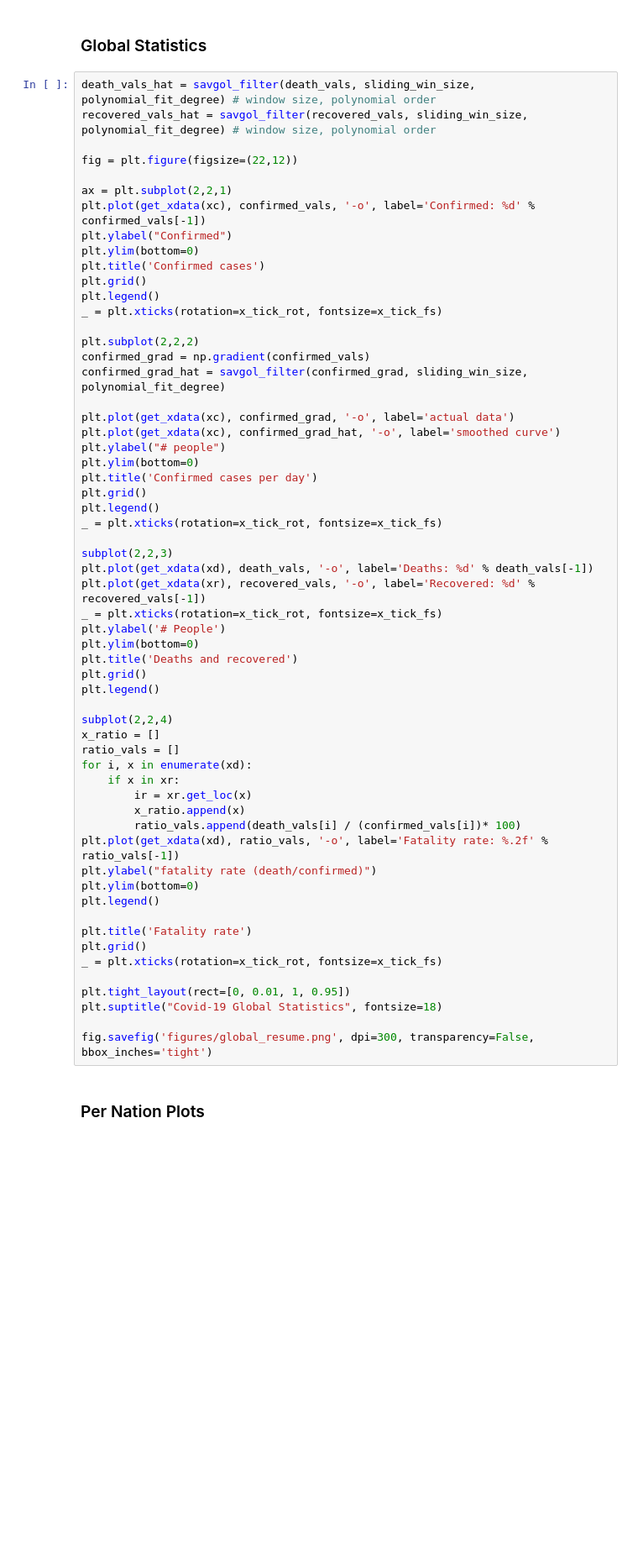
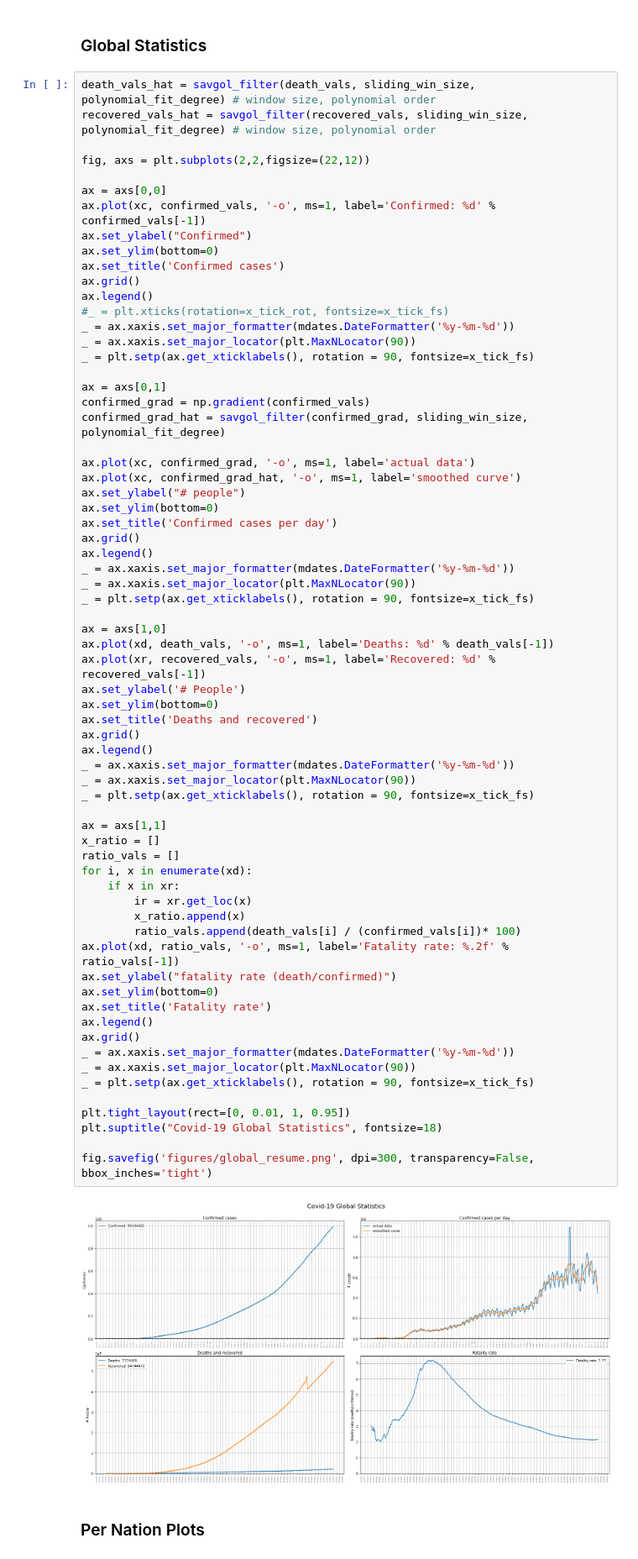
Before and after one commit to Strato75/Covid-19_ItalyStats, a Jupyter notebook: notebooks/global_world_stats.ipynb, the cells around one changed output. Shown: that part at 84% size. Drawn from its saved outputs; the diff is of its cells as text; blank space fills up the shorter version.

Commit message:
fixed global date ticks

```diff
--- a/notebooks/global_world_stats.ipynb
+++ b/notebooks/global_world_stats.ipynb
@@ -157,62 +171,72 @@ polynomial_fit_degree = 3
 # %%
 death_vals_hat = savgol_filter(death_vals, sliding_win_size, polynomial_fit_degree) # window size, polynomial order
 recovered_vals_hat = savgol_filter(recovered_vals, sliding_win_size, polynomial_fit_degree) # window size, polynomial order
 
-fig = plt.figure(figsize=(22,12))
+fig, axs = plt.subplots(2,2,figsize=(22,12))
 
-ax = plt.subplot(2,2,1)
-plt.plot(get_xdata(xc), confirmed_vals, '-o', label='Confirmed: %d' % confirmed_vals[-1])
-plt.ylabel("Confirmed")
-plt.ylim(bottom=0)
-plt.title('Confirmed cases')
-plt.grid()
-plt.legend()
-_ = plt.xticks(rotation=x_tick_rot, fontsize=x_tick_fs)
+ax = axs[0,0]
+ax.plot(xc, confirmed_vals, '-o', ms=1, label='Confirmed: %d' % confirmed_vals[-1])
+ax.set_ylabel("Confirmed")
+ax.set_ylim(bottom=0)
+ax.set_title('Confirmed cases')
+ax.grid()
+ax.legend()
+#_ = plt.xticks(rotation=x_tick_rot, fontsize=x_tick_fs)
+_ = ax.xaxis.set_major_formatter(mdates.DateFormatter('%y-%m-%d'))
+_ = ax.xaxis.set_major_locator(plt.MaxNLocator(90))
+_ = plt.setp(ax.get_xticklabels(), rotation = 90, fontsize=x_tick_fs)
 
-plt.subplot(2,2,2)
+ax = axs[0,1]
 confirmed_grad = np.gradient(confirmed_vals)
 confirmed_grad_hat = savgol_filter(confirmed_grad, sliding_win_size, polynomial_fit_degree)
 
-plt.plot(get_xdata(xc), confirmed_grad, '-o', label='actual data')
-plt.plot(get_xdata(xc), confirmed_grad_hat, '-o', label='smoothed curve')
-plt.ylabel("# people")
-plt.ylim(bottom=0)
-plt.title('Confirmed cases per day')
-plt.grid()
-plt.legend()
-_ = plt.xticks(rotation=x_tick_rot, fontsize=x_tick_fs)
+ax.plot(xc, confirmed_grad, '-o', ms=1, label='actual data')
+ax.plot(xc, confirmed_grad_hat, '-o', ms=1, label='smoothed curve')
+ax.set_ylabel("# people")
+ax.set_ylim(bottom=0)
+ax.set_title('Confirmed cases per day')
+ax.grid()
+ax.legend()
+_ = ax.xaxis.set_major_formatter(mdates.DateFormatter('%y-%m-%d'))
+_ = ax.xaxis.set_major_locator(plt.MaxNLocator(90))
+_ = plt.setp(ax.get_xticklabels(), rotation = 90, fontsize=x_tick_fs)
 
-subplot(2,2,3)
-plt.plot(get_xdata(xd), death_vals, '-o', label='Deaths: %d' % death_vals[-1])
-plt.plot(get_xdata(xr), recovered_vals, '-o', label='Recovered: %d' % recovered_vals[-1])
-_ = plt.xticks(rotation=x_tick_rot, fontsize=x_tick_fs)
-plt.ylabel('# People')
-plt.ylim(bottom=0)
-plt.title('Deaths and recovered')
-plt.grid()
-plt.legend()
+ax = axs[1,0]
+ax.plot(xd, death_vals, '-o', ms=1, label='Deaths: %d' % death_vals[-1])
+ax.plot(xr, recovered_vals, '-o', ms=1, label='Recovered: %d' % recovered_vals[-1])
+ax.set_ylabel('# People')
+ax.set_ylim(bottom=0)
+ax.set_title('Deaths and recovered')
+ax.grid()
+ax.legend()
+_ = ax.xaxis.set_major_formatter(mdates.DateFormatter('%y-%m-%d'))
+_ = ax.xaxis.set_major_locator(plt.MaxNLocator(90))
+_ = plt.setp(ax.get_xticklabels(), rotation = 90, fontsize=x_tick_fs)
 
-subplot(2,2,4)
+ax = axs[1,1]
 x_ratio = []
 ratio_vals = []
 for i, x in enumerate(xd):
     if x in xr:
         ir = xr.get_loc(x)
         x_ratio.append(x)
         ratio_vals.append(death_vals[i] / (confirmed_vals[i])* 100)
-plt.plot(get_xdata(xd), ratio_vals, '-o', label='Fatality rate: %.2f' % ratio_vals[-1])
-plt.ylabel("fatality rate (death/confirmed)")
-plt.ylim(bottom=0)
-plt.legend()
-
-plt.title('Fatality rate')
-plt.grid()
-_ = plt.xticks(rotation=x_tick_rot, fontsize=x_tick_fs)
+ax.plot(xd, ratio_vals, '-o', ms=1, label='Fatality rate: %.2f' % ratio_vals[-1])
+ax.set_ylabel("fatality rate (death/confirmed)")
+ax.set_ylim(bottom=0)
+ax.set_title('Fatality rate')
+ax.legend()
+ax.grid()
+_ = ax.xaxis.set_major_formatter(mdates.DateFormatter('%y-%m-%d'))
+_ = ax.xaxis.set_major_locator(plt.MaxNLocator(90))
+_ = plt.setp(ax.get_xticklabels(), rotation = 90, fontsize=x_tick_fs)
 
 plt.tight_layout(rect=[0, 0.01, 1, 0.95])
 plt.suptitle("Covid-19 Global Statistics", fontsize=18)
 
 fig.savefig('figures/global_resume.png', dpi=300, transparency=False, bbox_inches='tight')
+# %% [output]
+[figure, added]
 # %% [markdown]
 ### Per Nation Plots
 # %%
```
Also changed, not shown: parts of 3 cells of this notebook.
